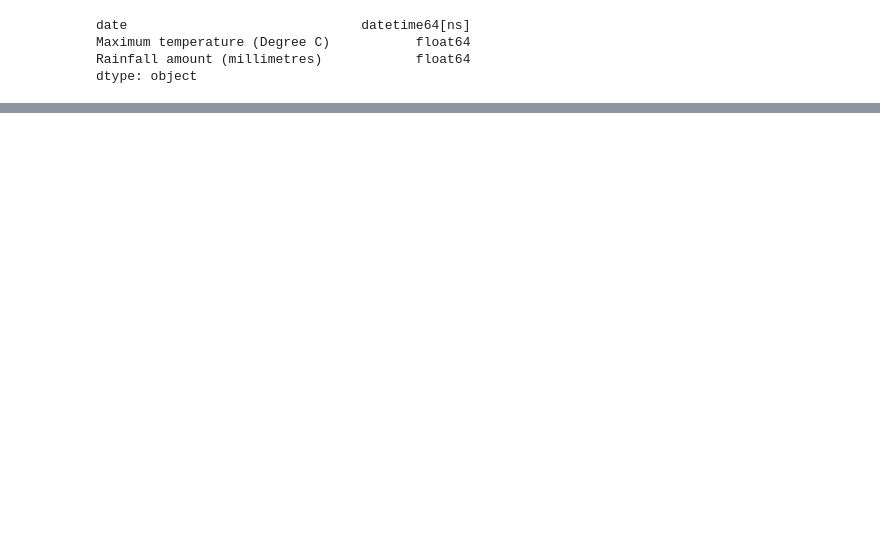
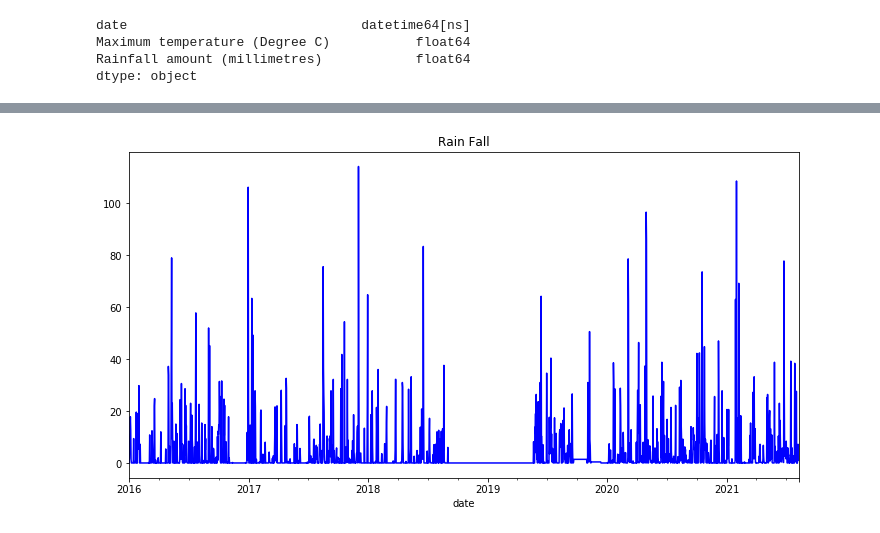
Before and after one commit to boffyd/UdacityML-Capstone, a Jupyter notebook: SnowForecast.ipynb, the cells around one changed output, grey strips where cells are left out. Saved outputs shown, nothing was run; the diff lists cells and outputs as text; code cells hidden in the pictures; blank space fills up the shorter version.

```diff
--- a/SnowForecast.ipynb
+++ b/SnowForecast.ipynb
@@ -241,0 +290,8 @@ plt.show()
+# %%
+# display the data
+plt.figure(figsize=(12,6))
+# all data points
+rain.plot(title='Rain Fall', color='blue')
+plt.show()
+# %% [output]
+[figure, added]
```
Also changed, not shown: parts of 25 cells of this notebook.
